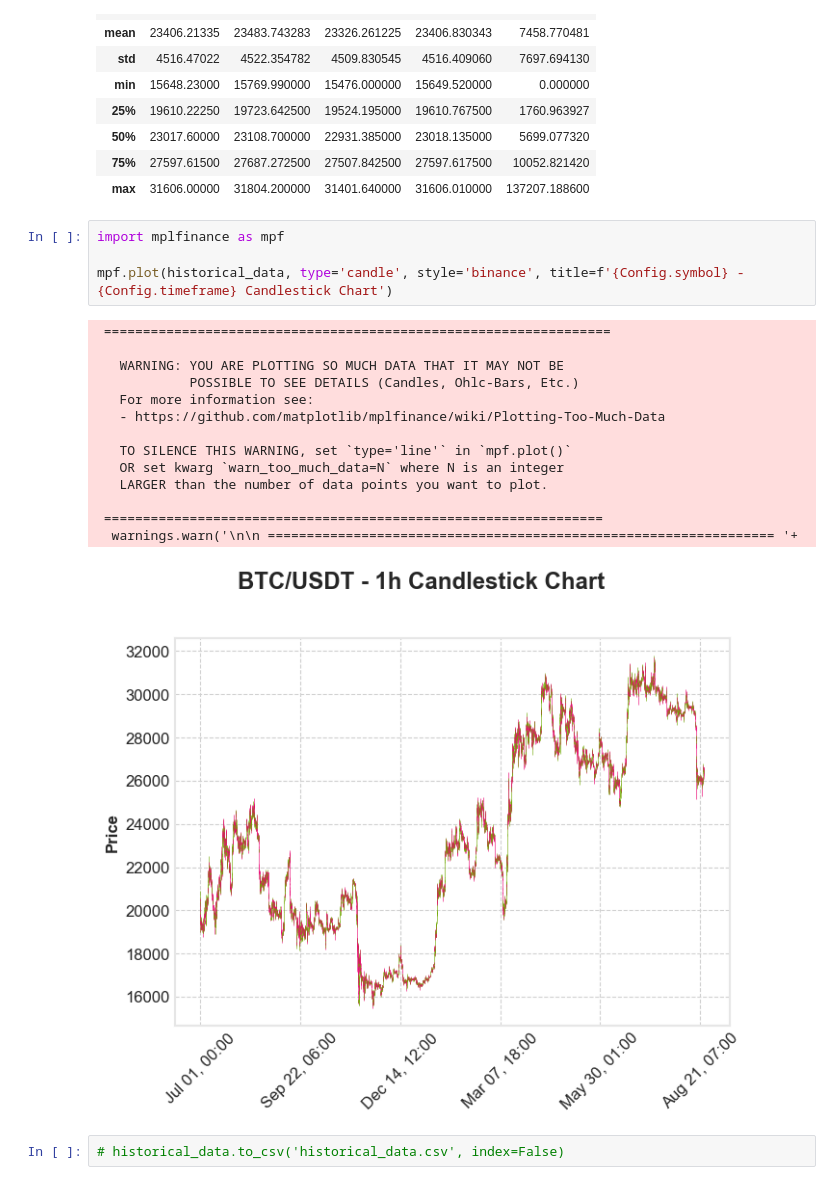
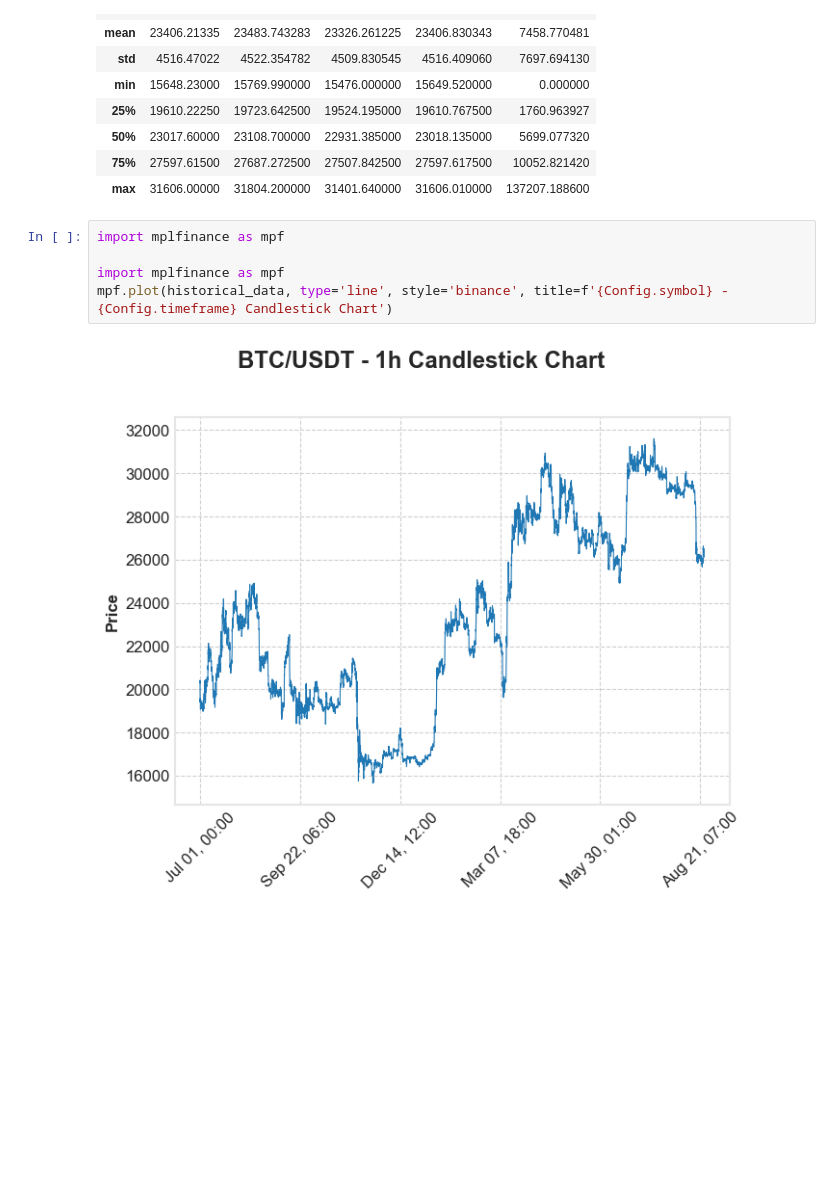
Before and after one commit to inrock1/Grid1, a Jupyter notebook: overview.ipynb, the cells around one changed output. Cells and saved outputs as stored; diff of their text form; blank space fills up the shorter version.

```diff
--- a/overview.ipynb
+++ b/overview.ipynb
@@ -52,21 +52,7 @@ historical_data.describe()
 # %%
 import mplfinance as mpf
 
-mpf.plot(historical_data, type='candle', style='binance', title=f'{Config.symbol} - {Config.timeframe} Candlestick Chart')
+import mplfinance as mpf
+mpf.plot(historical_data, type='line', style='binance', title=f'{Config.symbol} - {Config.timeframe} Candlestick Chart')
 # %% [output]
- =================================================================
-
-   WARNING: YOU ARE PLOTTING SO MUCH DATA THAT IT MAY NOT BE
-            POSSIBLE TO SEE DETAILS (Candles, Ohlc-Bars, Etc.)
-   For more information see:
-   - https://github.com/matplotlib/mplfinance/wiki/Plotting-Too-Much-Data
-
-   TO SILENCE THIS WARNING, set `type='line'` in `mpf.plot()`
-   OR set kwarg `warn_too_much_data=N` where N is an integer
-   LARGER than the number of data points you want to plot.
-
- ================================================================
-  warnings.warn('\n\n ================================================================= '+
-[figure, old version]
+[figure, new version]
-# %%
-# historical_data.to_csv('historical_data.csv', index=False)
```
Also changed, not shown: parts of 1 cell of this notebook, 2 other files.
